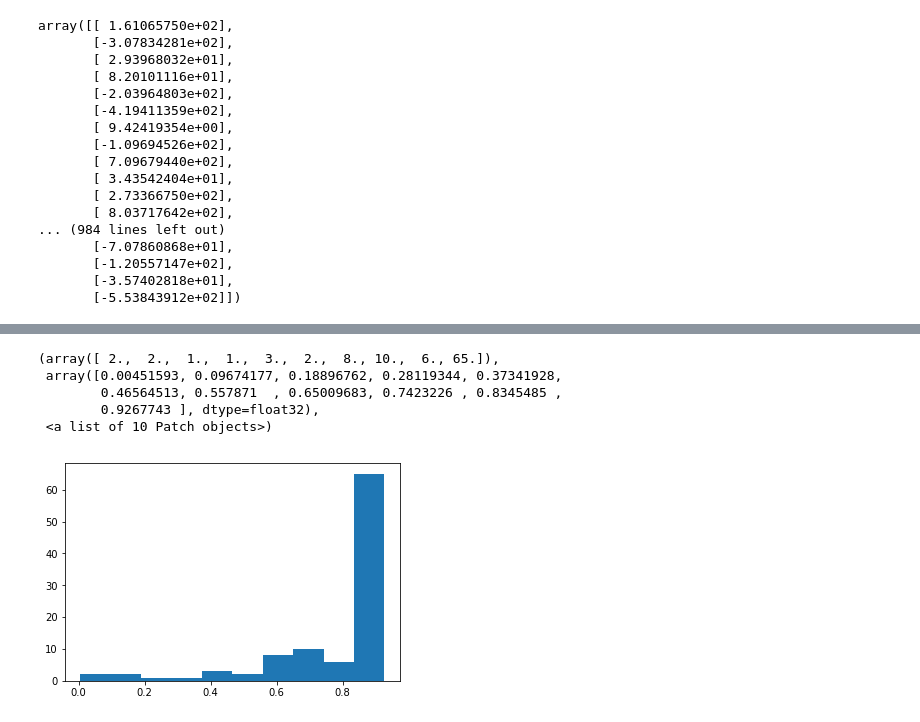
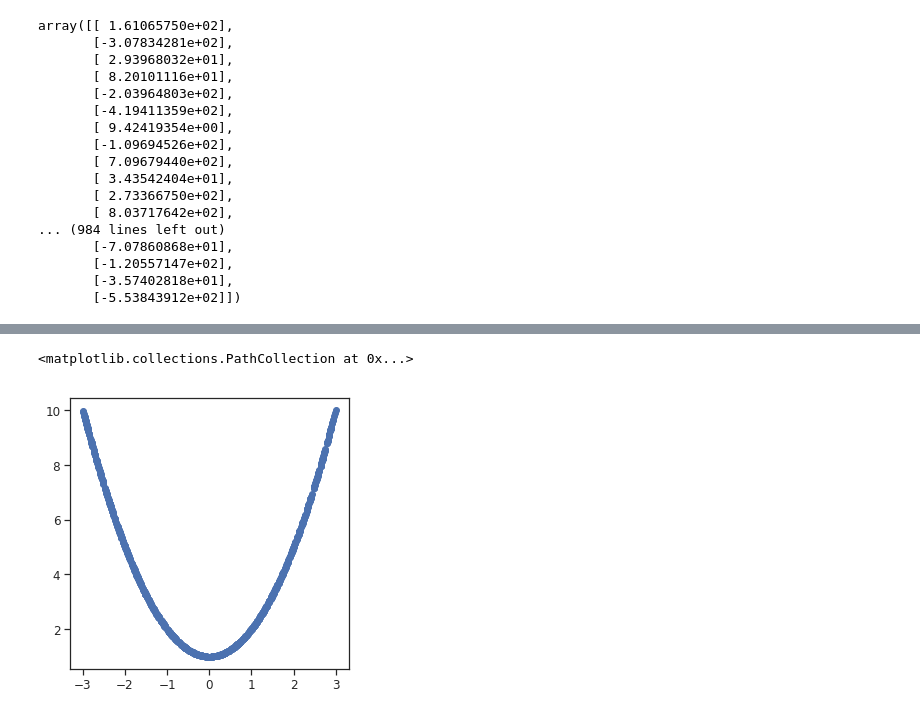
Before and after one commit to fusion-ml/calibrated_uncertainty, a Jupyter notebook: test_calibration.ipynb, the cells around one changed output, grey strips where cells are left out. Cells and saved outputs as stored; diff of their text form; code cells hidden in the pictures.

```diff
--- a/Untitled.ipynb
+++ b/test_calibration.ipynb
@@ -137,3 +59,0 @@ plt.semilogy(losses/np.ones_like(losses).cumsum())
-# %%
-x = Variable(torch.randn([500,1]), requires_grad = False)
-y = model(x)
@@ -202,12 +60,5 @@ plt.semilogy(losses/np.ones_like(losses).cumsum())
-# %%
-x = Variable(torch.randn([100,1]), requires_grad = False)
-y = model(x)
-# %%
-plt.hist(y.detach().numpy())
-# %% [output]
-(array([ 2.,  2.,  1.,  1.,  3.,  2.,  8., 10.,  6., 65.]),
- array([0.00451593, 0.09674177, 0.18896762, 0.28119344, 0.37341928,
-        0.46564513, 0.557871  , 0.65009683, 0.7423226 , 0.8345485 ,
-        0.9267743 ], dtype=float32),
- <a list of 10 Patch objects>)
-[figure, removed]
+# %%
+test_X = np.random.uniform(-3,3,1000)
+mean_fn = lambda x: x**2 + 1
+# %%
+test_Y_mean = mean_fn(test_X)
@@ -213,0 +80,5 @@ plt.hist(y.detach().numpy())
+# %%
+plt.scatter(test_X, test_Y_mean)
+# %% [output]
+<matplotlib.collections.PathCollection at 0x...>
+[figure, added]
```
Also changed, not shown: parts of 28 cells of this notebook, 9 other files.
